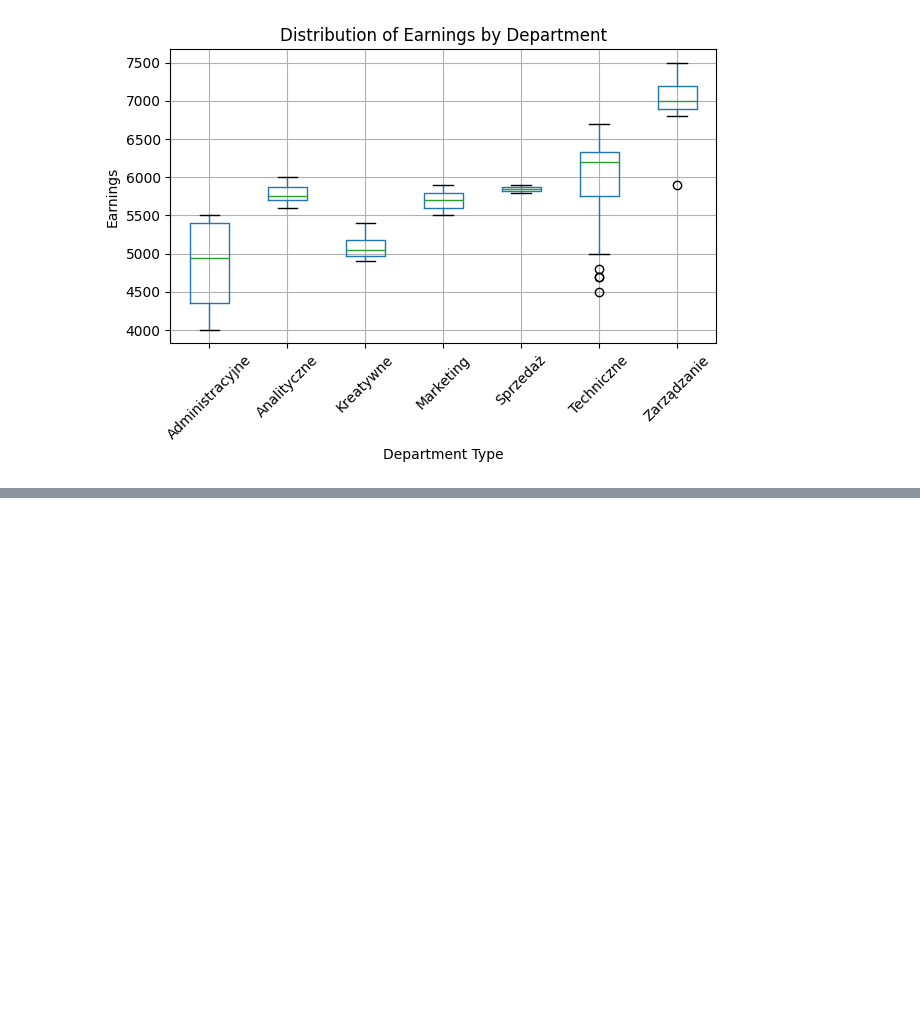
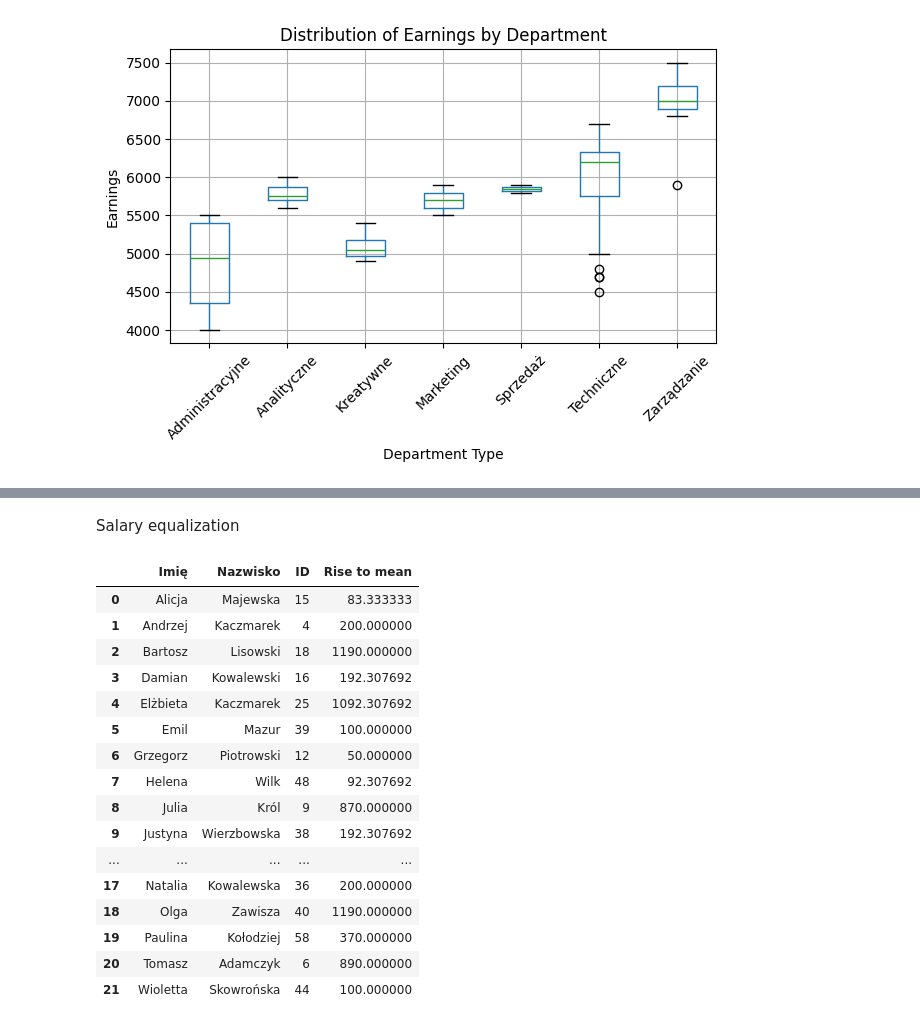
Before and after one commit to steczuu/EmployeesReport, a Jupyter notebook: AverageEarningsByDepartmentReport.ipynb, the cells around one changed output, grey strips where cells are left out. Saved outputs shown, nothing was run; the diff lists cells and outputs as text; code cells hidden in the pictures; blank space fills up the shorter version.

Commit message:
Added salary equalization section in report

```diff
--- a/AverageEarningsByDepartmentReport.ipynb
+++ b/AverageEarningsByDepartmentReport.ipynb
@@ -69,0 +98,33 @@ plt.tight_layout()
+# %% [markdown]
+Salary equalization
+# %%
+employees_with_avg = pd.merge(employees, avg_earnings_by_department, on='Typ Stanowiska', suffixes=('', '_Średnia'))
+
+employees_with_avg['Zarobki'] = employees_with_avg['Zarobki'].astype(float)
+
+condition = employees_with_avg['Zarobki'] < employees_with_avg['Zarobki_Średnia']
+
+employees_with_avg['Rise to mean'] = 0.0
+employees_with_avg.loc[condition, 'Rise to mean'] = employees_with_avg.loc[condition, 'Zarobki_Średnia'] - employees_with_avg.loc[condition, 'Zarobki']
+
+grouped_rise_to_mean = employees_with_avg[employees_with_avg['Rise to mean'] > 0].groupby(['Imię', 'Nazwisko', 'ID'])['Rise to mean'].sum().reset_index()
+
+grouped_rise_to_mean
+# %% [output]
+|  | Imię | Nazwisko | ID | Rise to mean |
+| 0 | Alicja | Majewska | 15 | 83.333333 |
+| 1 | Andrzej | Kaczmarek | 4 | 200.000000 |
+| 2 | Bartosz | Lisowski | 18 | 1190.000000 |
+| 3 | Damian | Kowalewski | 16 | 192.307692 |
+| 4 | Elżbieta | Kaczmarek | 25 | 1092.307692 |
+| 5 | Emil | Mazur | 39 | 100.000000 |
+| 6 | Grzegorz | Piotrowski | 12 | 50.000000 |
+| 7 | Helena | Wilk | 48 | 92.307692 |
+| 8 | Julia | Król | 9 | 870.000000 |
+| 9 | Justyna | Wierzbowska | 38 | 192.307692 |
+| ... | ... | ... | ... | ... |
+| 17 | Natalia | Kowalewska | 36 | 200.000000 |
+| 18 | Olga | Zawisza | 40 | 1190.000000 |
+| 19 | Paulina | Kołodziej | 58 | 370.000000 |
+| 20 | Tomasz | Adamczyk | 6 | 890.000000 |
+| 21 | Wioletta | Skowrońska | 44 | 100.000000 |
```
Also changed, not shown: parts of 3 cells of this notebook, 1 other file.
